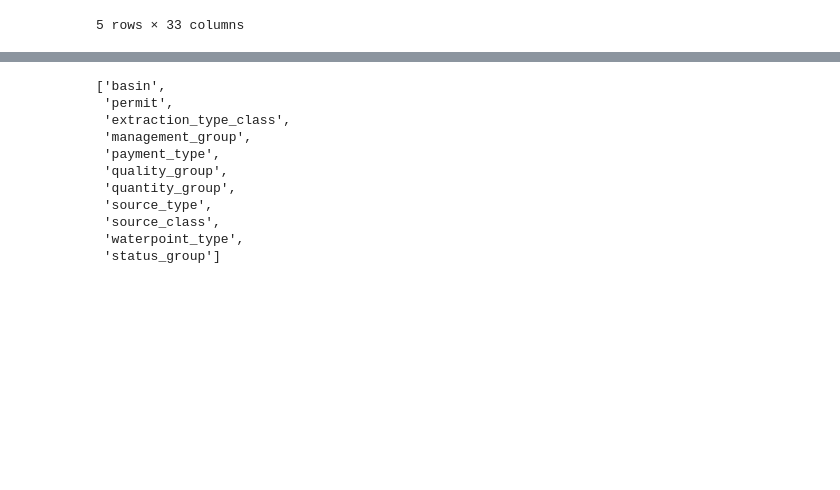
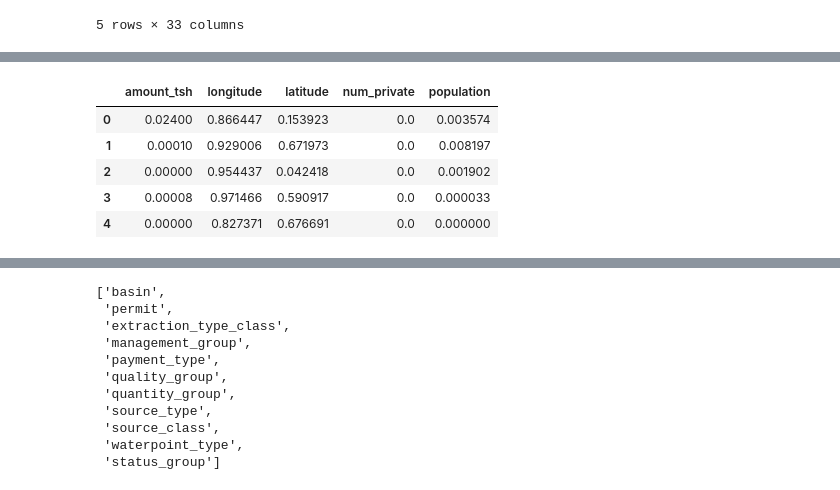
Before and after one commit to FrancisNdirangu/Pump_it_up_Dataset, a Jupyter notebook: notebook.ipynb, the cells around one changed output, grey strips where cells are left out. Cells and saved outputs as stored; diff of their text form; code cells hidden in the pictures; blank space fills up the shorter version.

```diff
--- a/notebook.ipynb
+++ b/notebook.ipynb
@@ -555,0 +570,22 @@ encoded_df2.head()
+# %%
+#merging the Ordinal Encoding and OneHotEncoding
+from sklearn.preprocessing import MinMaxScaler
+
+num_df = df[num_cols]
+minmax = MinMaxScaler()
+encoder_array = minmax.fit_transform(num_df)
+
+# Step 3: Get feature names for encoded columns
+encoded_columns = minmax.get_feature_names_out(num_cols)
+
+# Step 4: Create DataFrame from encoded features
+standardized_df = pd.DataFrame(encoder_array, columns=encoded_columns)
+
+standardized_df.head()
+# %% [output]
+|  | amount_tsh | longitude | latitude | num_private | population |
+| 0 | 0.02400 | 0.866447 | 0.153923 | 0.0 | 0.003574 |
+| 1 | 0.00010 | 0.929006 | 0.671973 | 0.0 | 0.008197 |
+| 2 | 0.00000 | 0.954437 | 0.042418 | 0.0 | 0.001902 |
+| 3 | 0.00008 | 0.971466 | 0.590917 | 0.0 | 0.000033 |
+| 4 | 0.00000 | 0.827371 | 0.676691 | 0.0 | 0.000000 |
```
Also changed, not shown: parts of 7 cells of this notebook.
